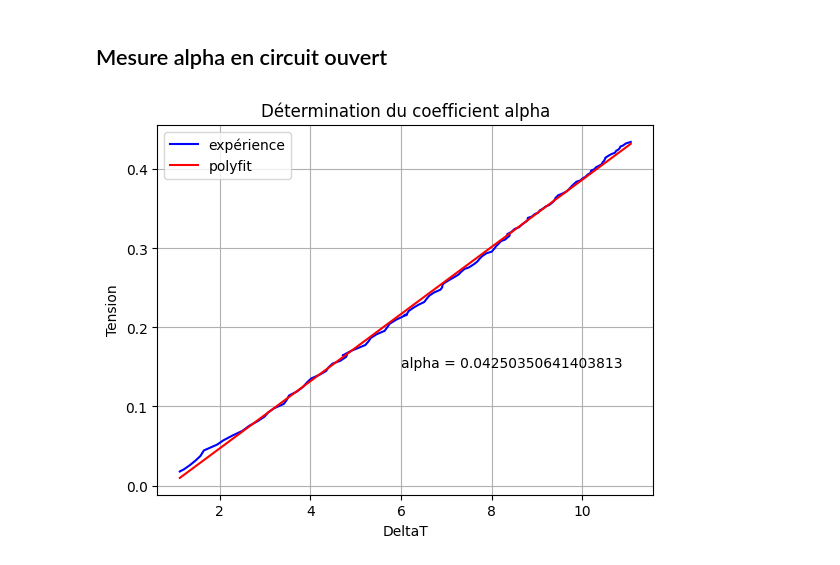
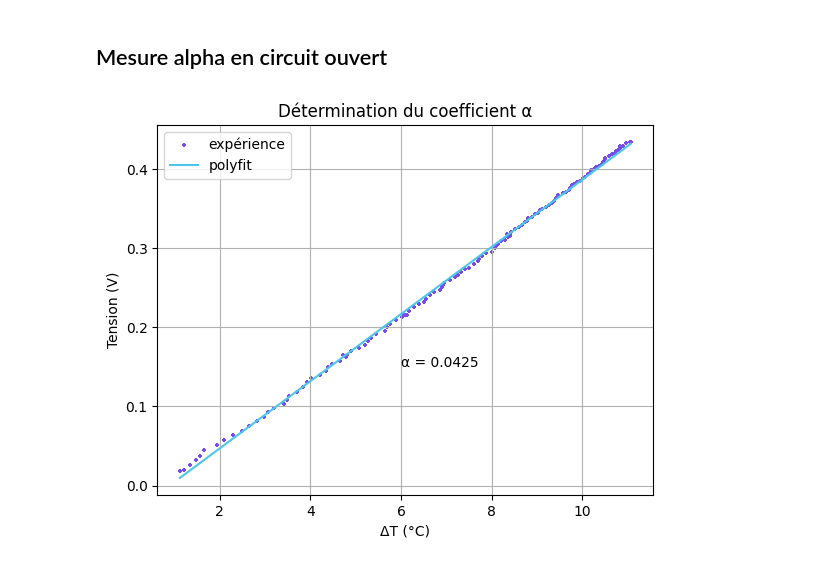
Before and after one commit to adelemarcon/TIPE, a Jupyter notebook: TIPE3.ipynb, the cells around one changed output. Drawn from its saved outputs; the diff is of its cells as text; code cells hidden in the pictures.

Commit message:
ajustement alpha

```diff
--- a/TIPE3.ipynb
+++ b/TIPE3.ipynb
@@ -221,37 +221,37 @@ Tension = np.array([0.01778200685,
 0.3266699863,
 0.3298553985,
 0.3332991068,
 0.3349716825,
 0.3385216454,
 0.3400120592,
 0.3435291895,
 0.3448588902,
 0.3480940666,
 0.3498038079,
 0.3529099789,
 0.354724364,
 0.3578303528,
 0.3600260117,
 0.3638184146,
 0.3670439466,
 0.3695887961,
 0.3718565518,
 0.3744071172,
 0.3761639092,
 0.3794880186,
 0.3813630057,
 0.3843551711,
 0.3856326776,0.3891252968,0.3901378964,0.3940297069,0.394882996,0.3985704133,0.3998458553,0.4026854291,0.4045165111,0.4066892155,0.4091317812,0.410298872,0.413575436,0.4145095992,0.4173074817,0.4193792475,0.4208046917,0.4234665201,0.424412021,0.4267517731,0.4289265245,0.4298153918,0.4326429136,0.4342814058,0.4345967687])
 
 A, B = np.polyfit(DeltaT, Tension, 1)
-plt.plot(DeltaT,Tension, color='b', label = 'expérience')
-plt.plot(DeltaT, A*DeltaT + B, color='r', label = 'polyfit')
-plt.xlabel('DeltaT')
-plt.ylabel('Tension')
-plt.title('Détermination du coefficient alpha')
-plt.text(6,0.15, 'alpha = ' + str(A))
+plt.scatter(DeltaT,Tension, color='#764dec', label = 'expérience', marker = '+', s = 7)
+plt.plot(DeltaT, A*DeltaT + B, color='#4dc6ec', label = 'polyfit')
+plt.xlabel('ΔT (°C)')
+plt.ylabel('Tension (V)')
+plt.title('Détermination du coefficient α')
+plt.text(6,0.15, 'α = ' + str(int(A*10000)/10000))
 plt.legend()
 plt.grid()
 plt.show()
 # %% [output]
-[figure, old version]
+[figure, new version]
```
